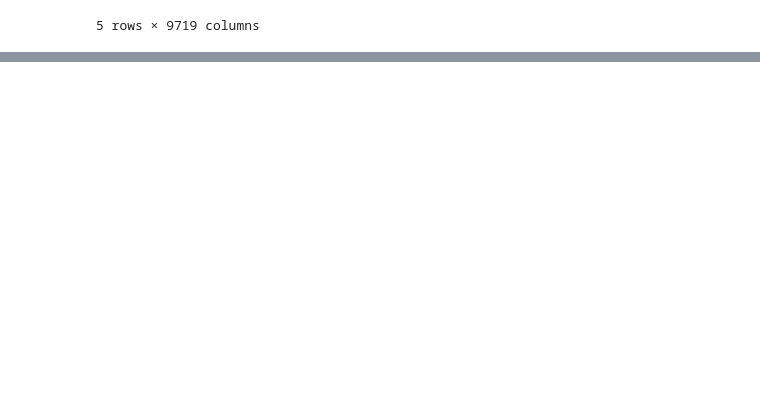
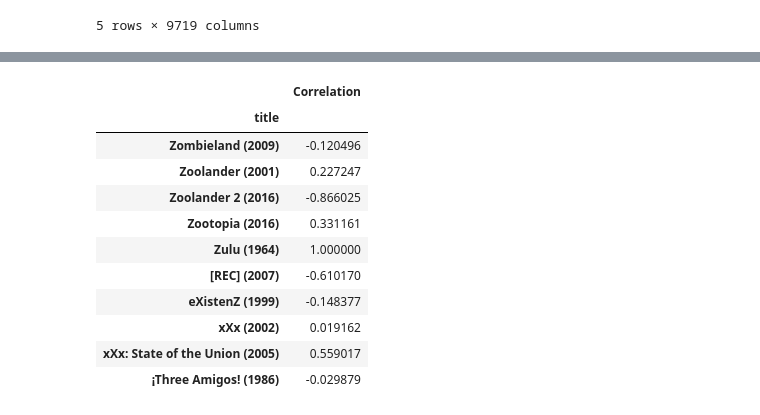
Before and after one commit to DanKaya/ML-Movie-Recommendation-System, a Jupyter notebook: ML Movie Reviewer.ipynb, the cells around one changed output, grey strips where cells are left out. Drawn from its saved outputs; the diff is of its cells as text; code cells hidden in the pictures; blank space fills up the shorter version.

Commit message:
Added a line code  to compare the top and bottom movie title

```diff
--- a/ML Movie Reviewer.ipynb
+++ b/ML Movie Reviewer.ipynb
@@ -141,6 +146,6 @@ movie_rating_user.head()
 5 rows × 9719 columns
 # %%
 movies_similar_pulp_fiction = movie_rating_user.corrwith(pulp_fiction_ratings)
-pul_fiction_corr = pd.DataFrame(movies_similar_pulp_fiction, column=['Correlation'])
+pul_fiction_corr = pd.DataFrame(movies_similar_pulp_fiction, columns=['Correlation'])
 pul_fiction_corr.dropna(inplace=True)
 pul_fiction_corr.head()
@@ -146,0 +180,15 @@ pul_fiction_corr.head()
+# %%
+pul_fiction_corr.tail(10)
+# %% [output]
+|  | Correlation |
+| title |  |
+| Zombieland (2009) | -0.120496 |
+| Zoolander (2001) | 0.227247 |
+| Zoolander 2 (2016) | -0.866025 |
+| Zootopia (2016) | 0.331161 |
+| Zulu (1964) | 1.000000 |
+| [REC] (2007) | -0.610170 |
+| eXistenZ (1999) | -0.148377 |
+| xXx (2002) | 0.019162 |
+| xXx: State of the Union (2005) | 0.559017 |
+| ¡Three Amigos! (1986) | -0.029879 |
```
Also changed, not shown: parts of 5 cells of this notebook.
